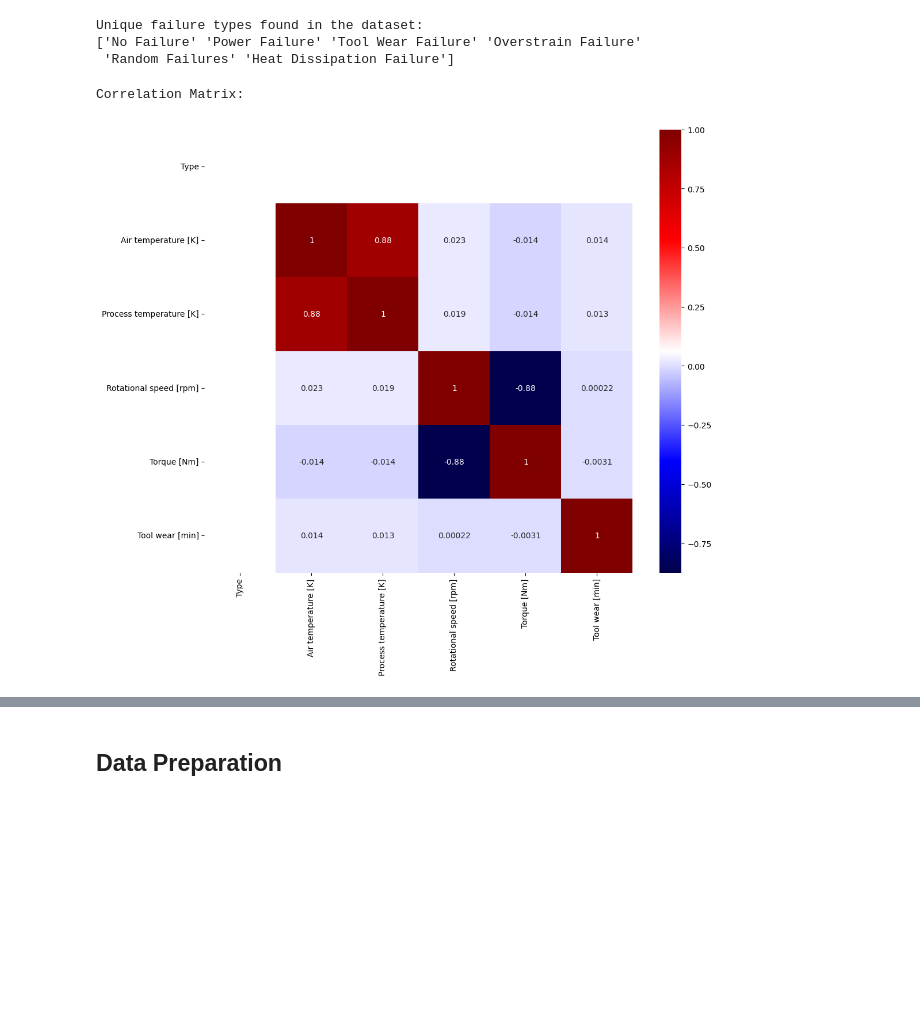
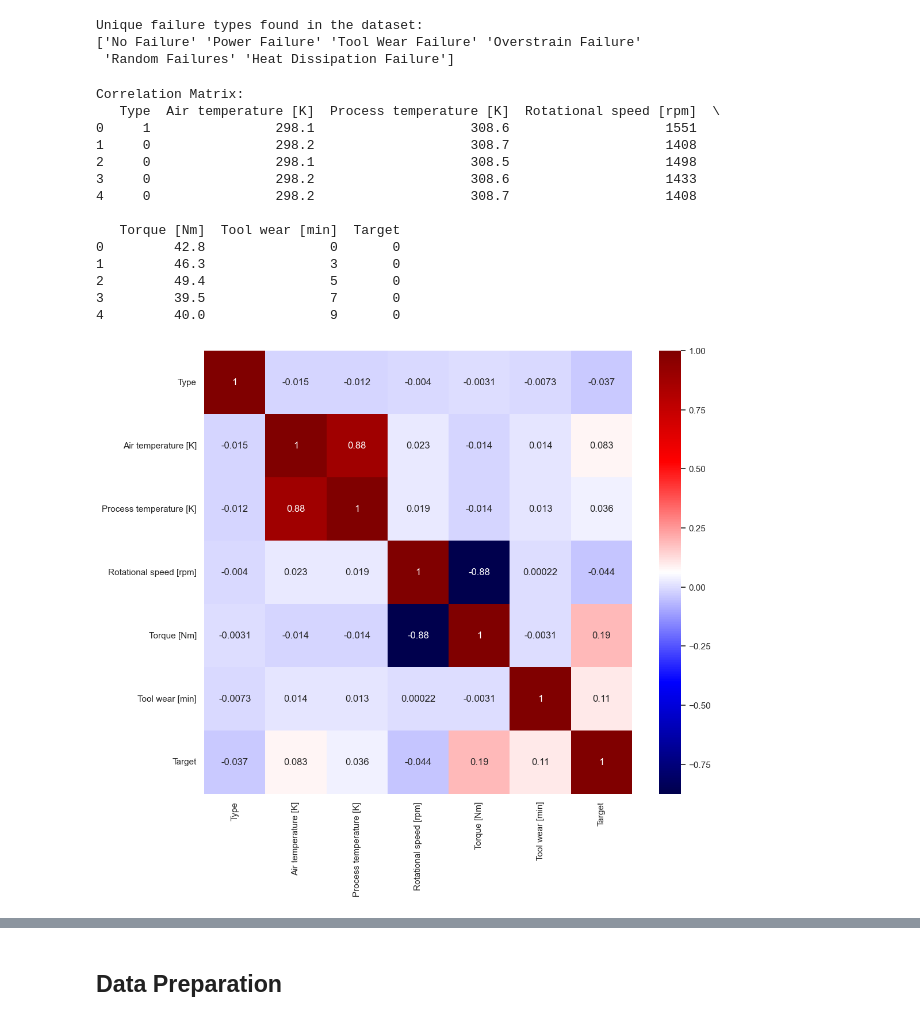
Before and after one commit to elan-wilkinson/Predicting-Manufacturing-Failure-Type, a Jupyter notebook: main.ipynb, the cells around one changed output, grey strips where cells are left out. Cells and saved outputs as stored; diff of their text form; code cells hidden in the pictures; blank space fills up the shorter version.

Commit message:
modified target to accomadate label for upcoming failure

```diff
--- a/main.ipynb
+++ b/main.ipynb
@@ -122,15 +122,30 @@ Unique failure types found in the dataset:
 machining_failure_data['Type'] = machining_failure_data['Type'].map({'L':0, 'M':1, 'H':2})
 # %%
 print("Correlation Matrix:")
-machining_failure_corrmat = machining_failure_IVs
-machining_failure_corrmat['Type'] = machining_failure_data['Type']
+machining_failure_corrmat = machining_failure_data
+machining_failure_corrmat.drop(['Failure Type'], axis=1, inplace=True)
+print(machining_failure_corrmat.head())
 plt.figure(figsize=(12,10))
+
 cor = machining_failure_corrmat.corr()
 sns.heatmap(cor, annot=True, cmap=plt.cm.seismic)
 plt.show()
 # %% [output]
 Correlation Matrix:
+   Type  Air temperature [K]  Process temperature [K]  Rotational speed [rpm]  \
+0     1                298.1                    308.6                    1551
+1     0                298.2                    308.7                    1408
+2     0                298.1                    308.5                    1498
+3     0                298.2                    308.6                    1433
+4     0                298.2                    308.7                    1408
+
+   Torque [Nm]  Tool wear [min]  Target
+0         42.8                0       0
+1         46.3                3       0
+2         49.4                5       0
+3         39.5                7       0
+4         40.0                9       0
-[figure, old version]
+[figure, new version]
 # %%
 print("Comparative Box Plots For Each Feature:")
 fig, axes = plt.subplots(3, 2, figsize=(20, 20))
```
Also changed, not shown: parts of 8 cells of this notebook.
